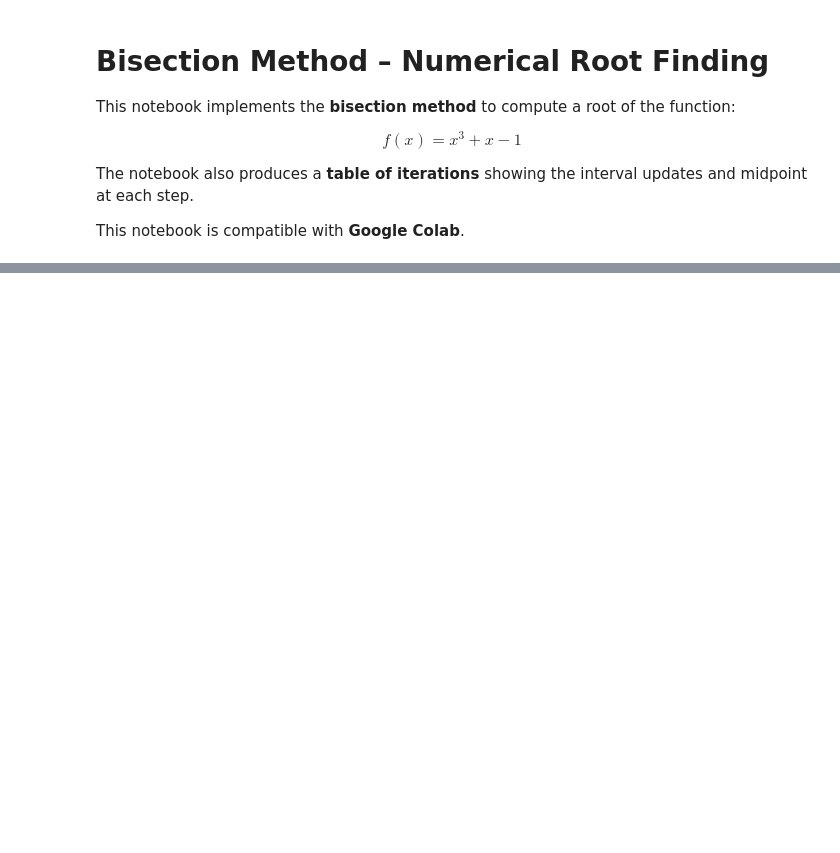
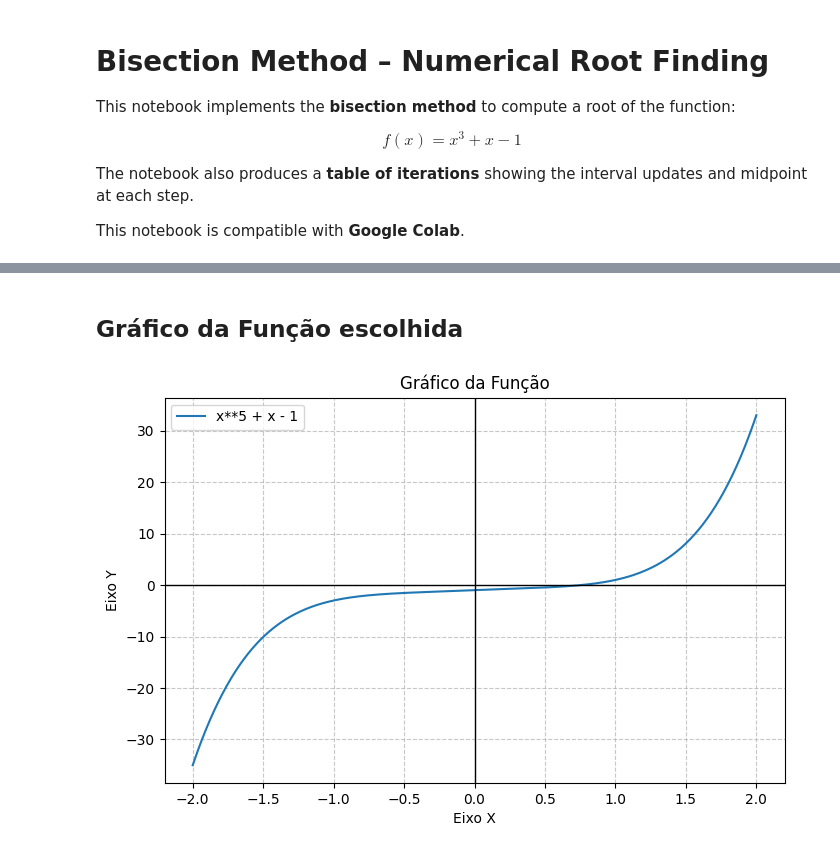
Before and after one commit to gatilhoroxo/comp-math-comp, a Jupyter notebook: parte-1/bisection.ipynb, the cells around one changed output, grey strips where cells are left out. Drawn from its saved outputs; the diff is of its cells as text; code cells hidden in the pictures; blank space fills up the shorter version.

```diff
--- a/parte-1/bisection.ipynb
+++ b/parte-1/bisection.ipynb
@@ -58 +66,21 @@ def bisection(f, a, b, tol=1e-6, max_iter=100):
+# %%
+# Definindo um grafico para ver a função
+def grafico(a, b):
+    x_val = np.linspace(a,b, 400)
+    y_val = f(x_val)
+
+    plt.figure(figsize=(8,5))
+    plt.plot(x_val, y_val, label=rf'{funcao}')
+
+    # Linha horizontal do eixo X
+    plt.axhline(0, color='black', linewidth=1)
+    # Linha vertical do eixo Y
+    plt.axvline(0, color='black', linewidth=1)
+    plt.grid(True, linestyle='--', alpha=0.7)
+    plt.title('Gráfico da Função')
+    plt.xlabel('Eixo X')
+    plt.ylabel('Eixo Y')
+    plt.legend()
+
+    plt.show()
 # %%
@@ -94,0 +122,11 @@ f(root) = 1.0074688132633014e-06
+# %% [markdown]
+## Gráfico da Função escolhida
+# %%
+
+
+xa = -2
+xb = 2
+
+grafico(xa,xb)
+# %% [output]
+[figure, added]
```
Also changed, not shown: parts of 3 cells of this notebook.
